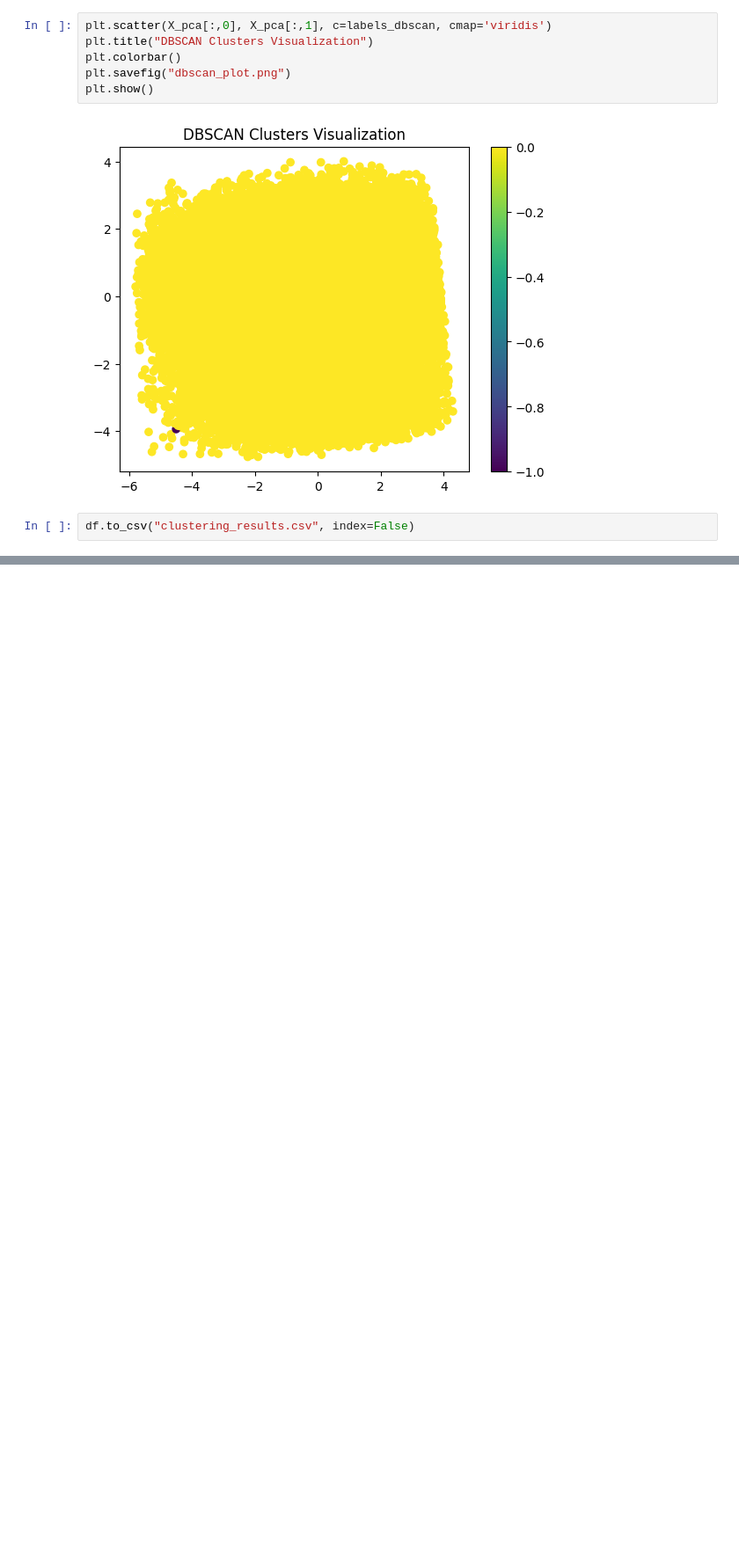
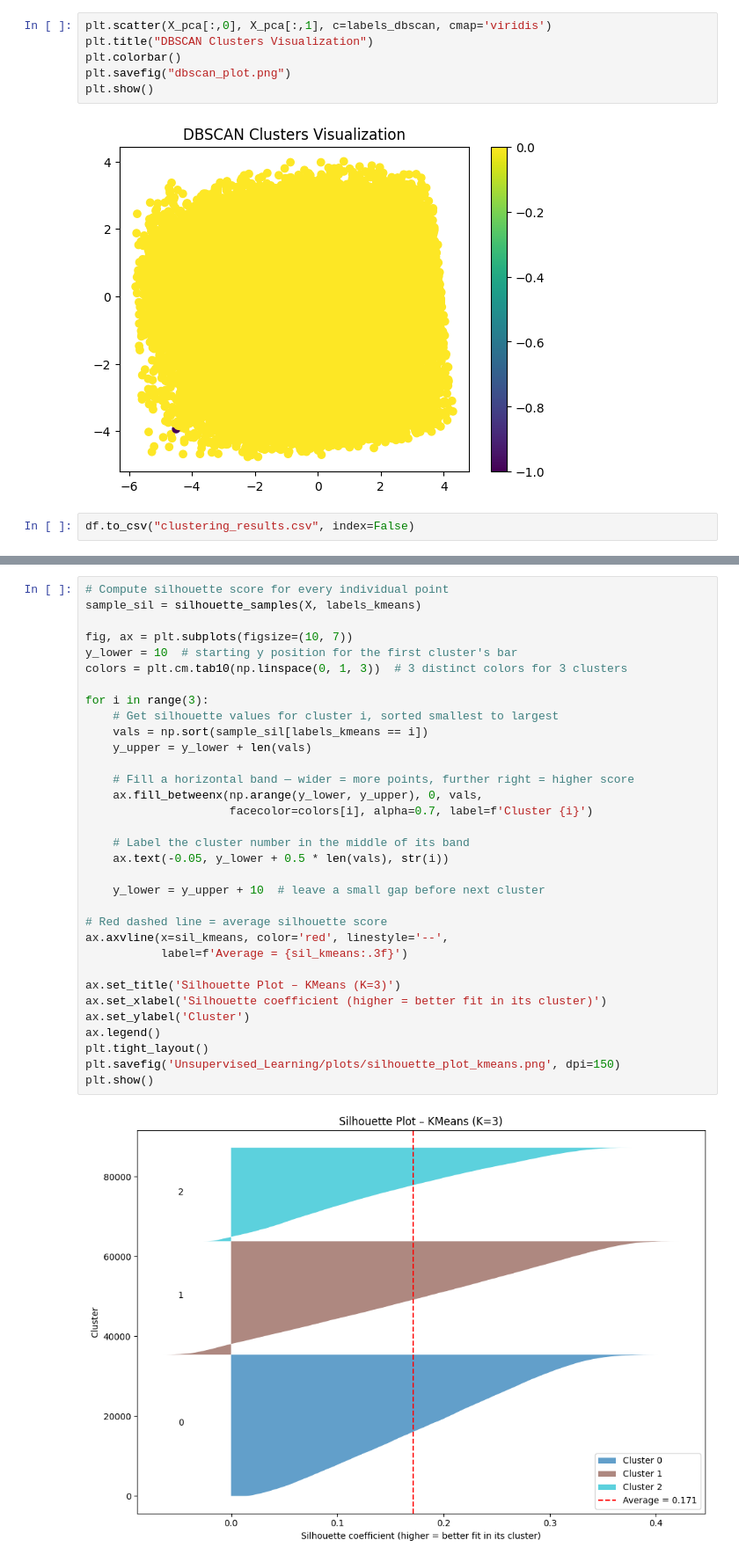
Before and after one commit to lisudais/SWE485-Project-Group5, a Jupyter notebook: Phase2_Unsupervised_Learning.ipynb, the cells around one changed output, grey strips where cells are left out. Shown at 88% size. Saved outputs shown, nothing was run; the diff lists cells and outputs as text; blank space fills up the shorter version.

```diff
--- a/Phase2_Unsupervised_Learning.ipynb
+++ b/Phase2_Unsupervised_Learning.ipynb
@@ -128,0 +317,35 @@ df.to_csv("clustering_results.csv", index=False)
+# %%
+# Compute silhouette score for every individual point
+sample_sil = silhouette_samples(X, labels_kmeans)
+
+fig, ax = plt.subplots(figsize=(10, 7))
+y_lower = 10  # starting y position for the first cluster's bar
+colors = plt.cm.tab10(np.linspace(0, 1, 3))  # 3 distinct colors for 3 clusters
+
+for i in range(3):
+    # Get silhouette values for cluster i, sorted smallest to largest
+    vals = np.sort(sample_sil[labels_kmeans == i])
+    y_upper = y_lower + len(vals)
+
+    # Fill a horizontal band — wider = more points, further right = higher score
+    ax.fill_betweenx(np.arange(y_lower, y_upper), 0, vals,
+                     facecolor=colors[i], alpha=0.7, label=f'Cluster {i}')
+
+    # Label the cluster number in the middle of its band
+    ax.text(-0.05, y_lower + 0.5 * len(vals), str(i))
+
+    y_lower = y_upper + 10  # leave a small gap before next cluster
+
+# Red dashed line = average silhouette score
+ax.axvline(x=sil_kmeans, color='red', linestyle='--',
+           label=f'Average = {sil_kmeans:.3f}')
+
+ax.set_title('Silhouette Plot – KMeans (K=3)')
+ax.set_xlabel('Silhouette coefficient (higher = better fit in its cluster)')
+ax.set_ylabel('Cluster')
+ax.legend()
+plt.tight_layout()
+plt.savefig('Unsupervised_Learning/plots/silhouette_plot_kmeans.png', dpi=150)
+plt.show()
+# %% [output]
+[figure, added]
```
Also changed, not shown: parts of 9 cells of this notebook, 6 other files.
